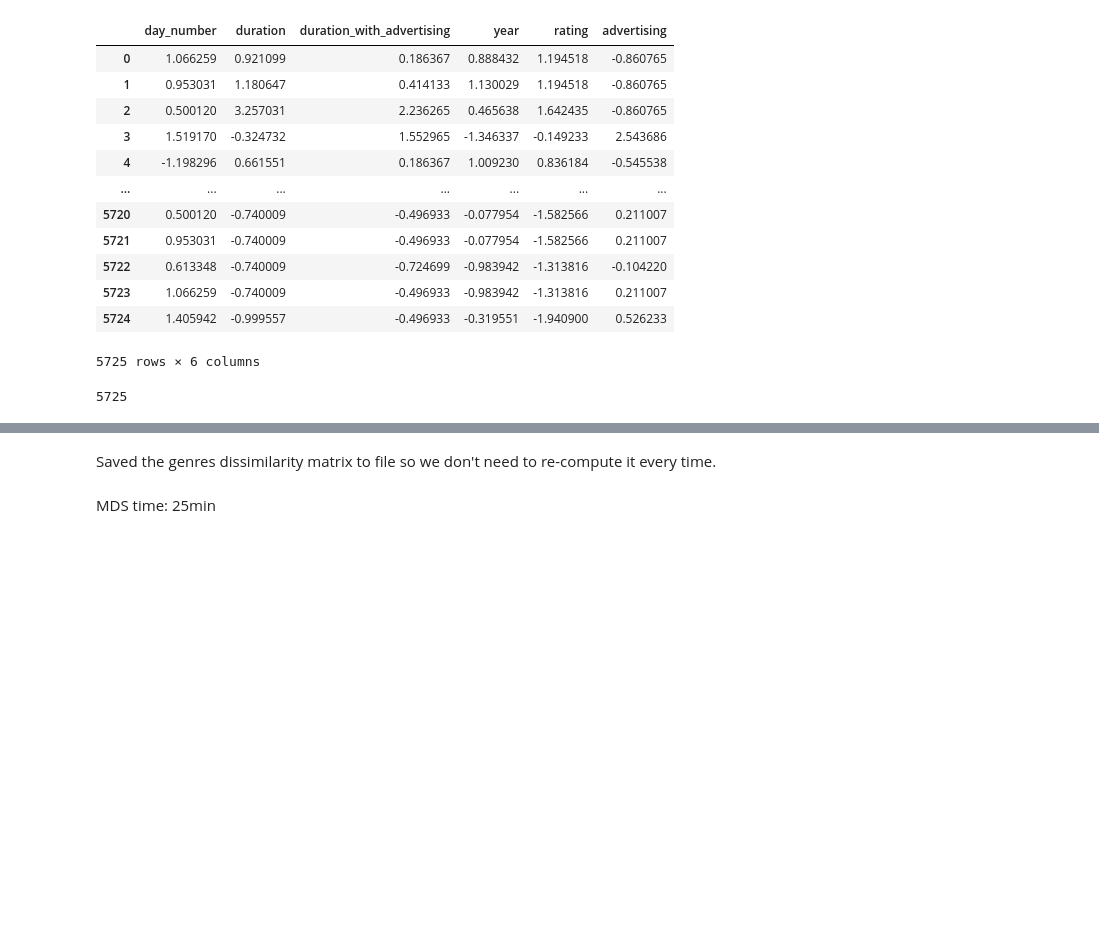
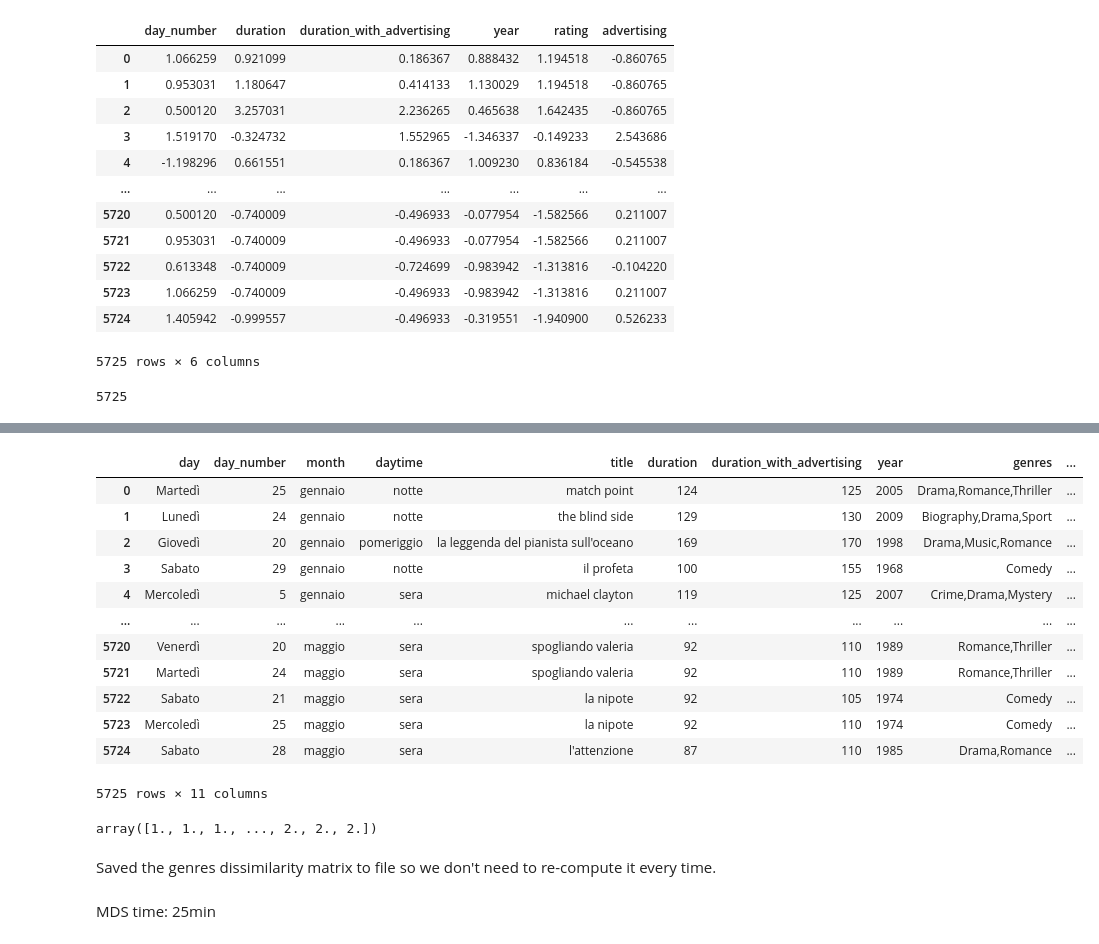
Before and after one commit to florin-git/TV-Movies-Visual-Analytics, a Jupyter notebook: mds.ipynb, the cells around one changed output, grey strips where cells are left out. Cells and saved outputs as stored; diff of their text form; code cells hidden in the pictures; blank space fills up the shorter version.

```diff
--- a/mds.ipynb
+++ b/mds.ipynb
@@ -111,3 +182,23 @@ Index(['day_number', 'duration', 'duration_with_advertising', 'year', 'rating',
+# %%
+df
+# %% [output]
+|  | day | day_number | month | daytime | title | duration | duration_with_advertising | year | genres | ... |
+| 0 | Martedì | 25 | gennaio | notte | match point | 124 | 125 | 2005 | Drama,Romance,Thriller | ... |
+| 1 | Lunedì | 24 | gennaio | notte | the blind side | 129 | 130 | 2009 | Biography,Drama,Sport | ... |
+| 2 | Giovedì | 20 | gennaio | pomeriggio | la leggenda del pianista sull'oceano | 169 | 170 | 1998 | Drama,Music,Romance | ... |
+| 3 | Sabato | 29 | gennaio | notte | il profeta | 100 | 155 | 1968 | Comedy | ... |
+| 4 | Mercoledì | 5 | gennaio | sera | michael clayton | 119 | 125 | 2007 | Crime,Drama,Mystery | ... |
+| ... | ... | ... | ... | ... | ... | ... | ... | ... | ... | ... |
+| 5720 | Venerdì | 20 | maggio | sera | spogliando valeria | 92 | 110 | 1989 | Romance,Thriller | ... |
+| 5721 | Martedì | 24 | maggio | sera | spogliando valeria | 92 | 110 | 1989 | Romance,Thriller | ... |
+| 5722 | Sabato | 21 | maggio | sera | la nipote | 92 | 105 | 1974 | Comedy | ... |
+| 5723 | Mercoledì | 25 | maggio | sera | la nipote | 92 | 110 | 1974 | Comedy | ... |
+| 5724 | Sabato | 28 | maggio | sera | l'attenzione | 87 | 110 | 1985 | Drama,Romance | ... |
+5725 rows × 11 columns
+# %%
+dissM_days[31]
+# %% [output]
+array([1., 1., 1., ..., 2., 2., 2.])
 # %%
 # dissM_days =
 # dissM_months =
```
Also changed, not shown: parts of 15 cells of this notebook, 4 other files.
